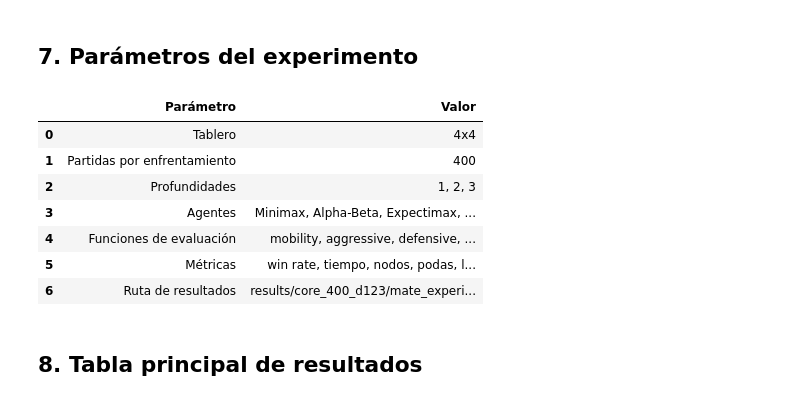
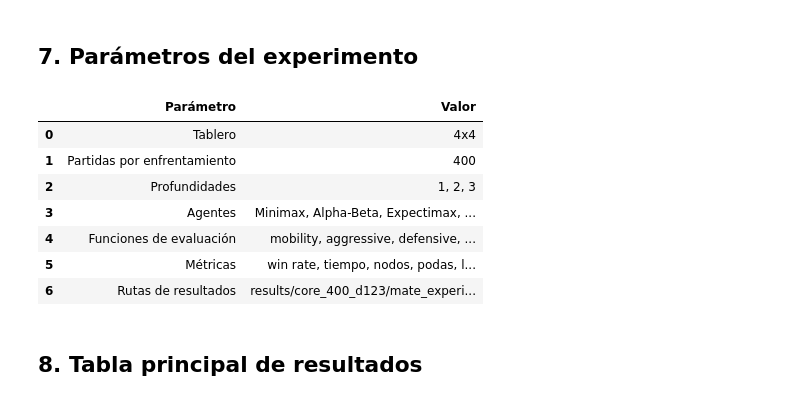
Before and after one commit to gocasanova/ORT-OBL-IA2026, a Jupyter notebook: Isolation/mate_isolation_experiments.ipynb, the cells around one changed output. Cells and saved outputs as stored; diff of their text form; code cells hidden in the pictures.

```diff
--- a/Isolation/mate_isolation_experiments.ipynb
+++ b/Isolation/mate_isolation_experiments.ipynb
@@ -216,27 +224,27 @@ Final experiment loaded: 40 rows, 400 games per matchup
 ## 7. Parámetros del experimento
 # %%
 experiment_parameters = pd.DataFrame({
-    "Parámetro": ["Tablero", "Partidas por enfrentamiento", "Profundidades", "Agentes", "Funciones de evaluación", "Métricas", "Ruta de resultados"],
+    "Parámetro": ["Tablero", "Partidas por enfrentamiento", "Profundidades", "Agentes", "Funciones de evaluación", "Métricas", "Rutas de resultados"],
     "Valor": [
         "4x4", "400", "1, 2, 3",
-        "Minimax, Alpha-Beta, Expectimax, RandomAgent",
+        "Minimax, Alpha-Beta, Expectimax, RandomAgent, Stratagem",
         "mobility, aggressive, defensive, balanced, territory, weighted",
         "win rate, tiempo, nodos, podas, longitud de partida",
-        RESULTS_PATH.as_posix(),
+        f"{RESULTS_PATH.as_posix()} + {TOURNAMENT_RESULTS_PATH.as_posix()}",
     ],
 })
 display(experiment_parameters)
 experiment_parameters.to_csv(ASSETS_DIR / "experiment_parameters.csv", index=False)
 save_table_png(experiment_parameters, "experiment_parameters.png", "Parámetros del experimento final")
 # %% [output]
 |  | Parámetro | Valor |
 | 0 | Tablero | 4x4 |
 | 1 | Partidas por enfrentamiento | 400 |
 | 2 | Profundidades | 1, 2, 3 |
 | 3 | Agentes | Minimax, Alpha-Beta, Expectimax, ... |
 | 4 | Funciones de evaluación | mobility, aggressive, defensive, ... |
 | 5 | Métricas | win rate, tiempo, nodos, podas, l... |
-| 6 | Ruta de resultados | results/core_400_d123/mate_experi... |
+| 6 | Rutas de resultados | results/core_400_d123/mate_experi... |
 # %% [markdown]
 ## 8. Tabla principal de resultados
 # %%
```
Also changed, not shown: parts of 6 cells of this notebook, 15 other files.
